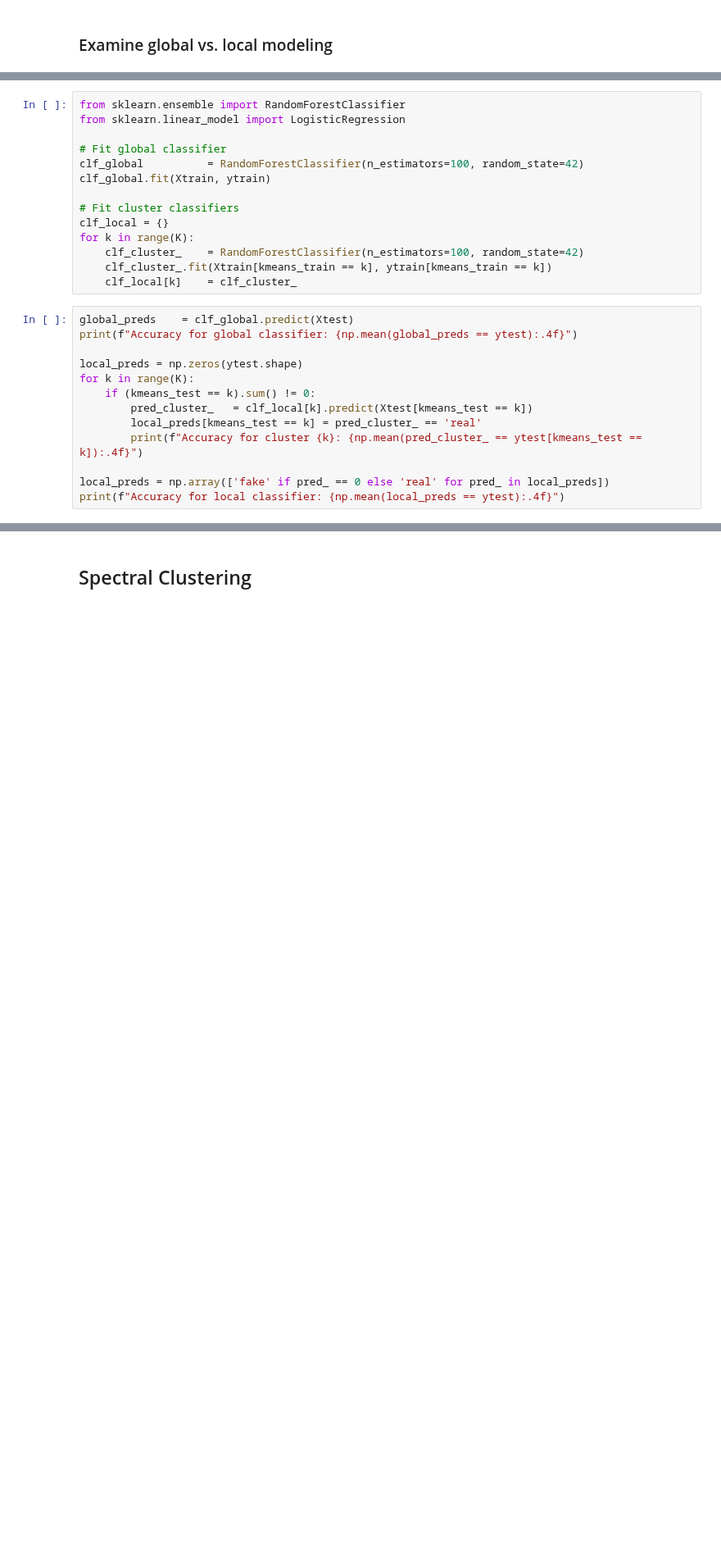
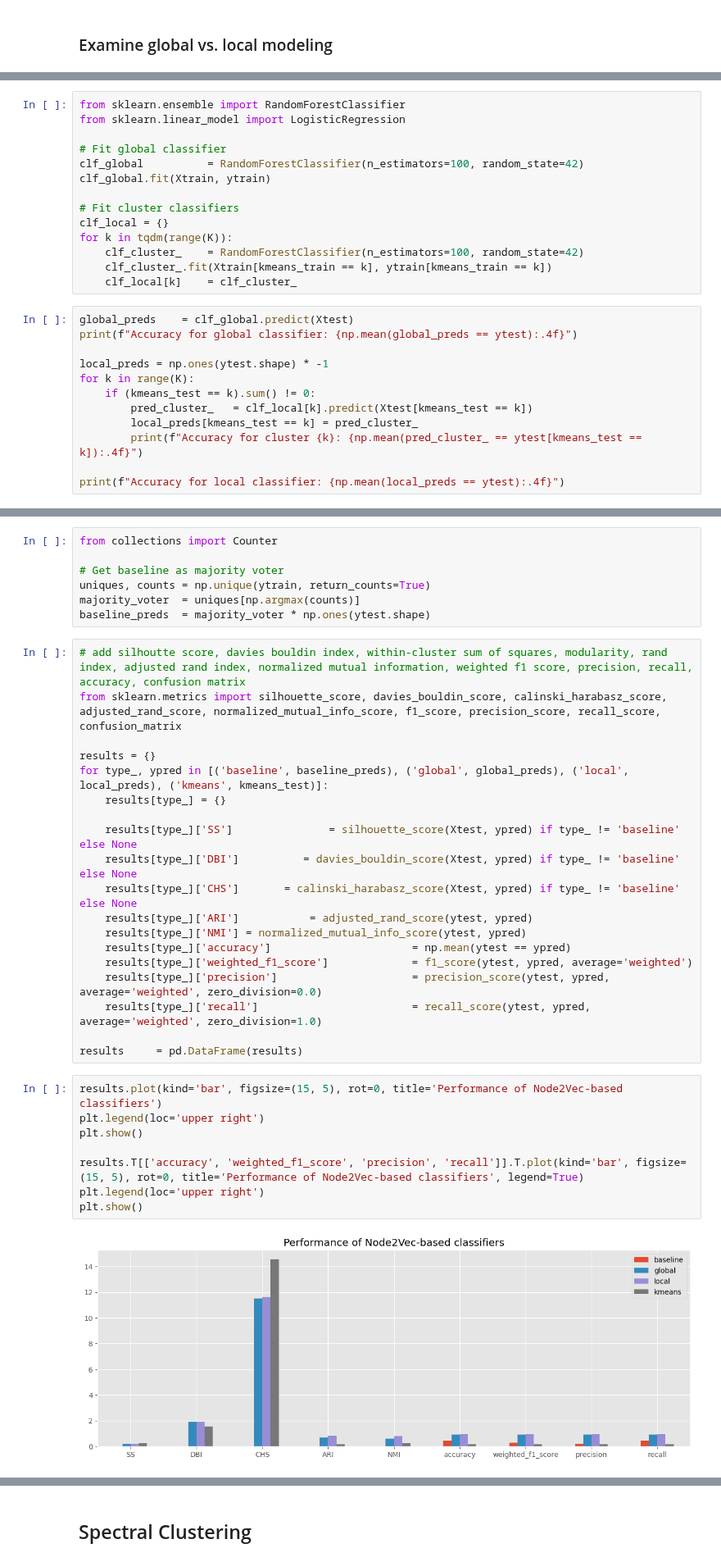
Before and after one commit to augustsemrau/02807_CompTools_Project, a Jupyter notebook: notebooks/FakeNewsNet_PolitiFact_Albert.ipynb, the cells around one changed output, grey strips where cells are left out. Shown at 82% size. Drawn from its saved outputs; the diff is of its cells as text; blank space fills up the shorter version.

```diff
--- a/notebooks/FakeNewsNet_PolitiFact_Albert.ipynb
+++ b/notebooks/FakeNewsNet_PolitiFact_Albert.ipynb
@@ -285,7 +289,7 @@ clf_global.fit(Xtrain, ytrain)
 
 # Fit cluster classifiers
 clf_local = {}
-for k in range(K):
+for k in tqdm(range(K)):
     clf_cluster_    = RandomForestClassifier(n_estimators=100, random_state=42)
     clf_cluster_.fit(Xtrain[kmeans_train == k], ytrain[kmeans_train == k])
     clf_local[k]    = clf_cluster_
@@ -293,13 +297,12 @@ for k in range(K):
 global_preds    = clf_global.predict(Xtest)
 print(f"Accuracy for global classifier: {np.mean(global_preds == ytest):.4f}")
 
-local_preds = np.zeros(ytest.shape)
+local_preds = np.ones(ytest.shape) * -1
 for k in range(K):
     if (kmeans_test == k).sum() != 0:
         pred_cluster_   = clf_local[k].predict(Xtest[kmeans_test == k])
-        local_preds[kmeans_test == k] = pred_cluster_ == 'real'
+        local_preds[kmeans_test == k] = pred_cluster_
         print(f"Accuracy for cluster {k}: {np.mean(pred_cluster_ == ytest[kmeans_test == k]):.4f}")
 
-local_preds = np.array(['fake' if pred_ == 0 else 'real' for pred_ in local_preds])
 print(f"Accuracy for local classifier: {np.mean(local_preds == ytest):.4f}")
 # %% [output]
@@ -315,0 +314,36 @@ pca_proj_test   = pca.transform(Xtest)
+# %%
+from collections import Counter
+
+# Get baseline as majority voter
+uniques, counts = np.unique(ytrain, return_counts=True)
+majority_voter  = uniques[np.argmax(counts)]
+baseline_preds  = majority_voter * np.ones(ytest.shape)
+# %%
+# add silhoutte score, davies bouldin index, within-cluster sum of squares, modularity, rand index, adjusted rand index, normalized mutual information, weighted f1 score, precision, recall, accuracy, confusion matrix
+from sklearn.metrics import silhouette_score, davies_bouldin_score, calinski_harabasz_score, adjusted_rand_score, normalized_mutual_info_score, f1_score, precision_score, recall_score, confusion_matrix
+
+results = {}
+for type_, ypred in [('baseline', baseline_preds), ('global', global_preds), ('local', local_preds), ('kmeans', kmeans_test)]:
+    results[type_] = {}
+
+    results[type_]['SS']               = silhouette_score(Xtest, ypred) if type_ != 'baseline' else None
+    results[type_]['DBI']          = davies_bouldin_score(Xtest, ypred) if type_ != 'baseline' else None
+    results[type_]['CHS']       = calinski_harabasz_score(Xtest, ypred) if type_ != 'baseline' else None
+    results[type_]['ARI']           = adjusted_rand_score(ytest, ypred)
+    results[type_]['NMI'] = normalized_mutual_info_score(ytest, ypred)
+    results[type_]['accuracy']                      = np.mean(ytest == ypred)
+    results[type_]['weighted_f1_score']             = f1_score(ytest, ypred, average='weighted')
+    results[type_]['precision']                     = precision_score(ytest, ypred, average='weighted', zero_division=0.0)
+    results[type_]['recall']                        = recall_score(ytest, ypred, average='weighted', zero_division=1.0)
+
+results     = pd.DataFrame(results)
+# %%
+results.plot(kind='bar', figsize=(15, 5), rot=0, title='Performance of Node2Vec-based classifiers')
+plt.legend(loc='upper right')
+plt.show()
+
+results.T[['accuracy', 'weighted_f1_score', 'precision', 'recall']].T.plot(kind='bar', figsize=(15, 5), rot=0, title='Performance of Node2Vec-based classifiers', legend=True)
+plt.legend(loc='upper right')
+plt.show()
+# %% [output]
+[figure, added]
```
Also changed, not shown: parts of 10 cells of this notebook, 16 other files.
